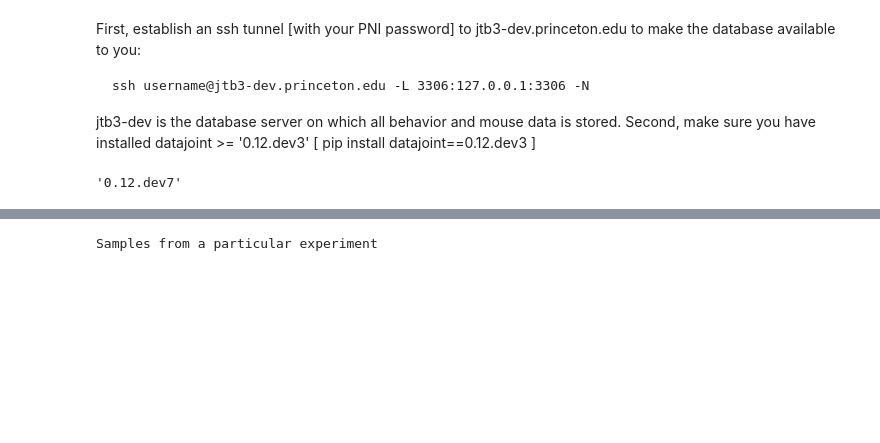
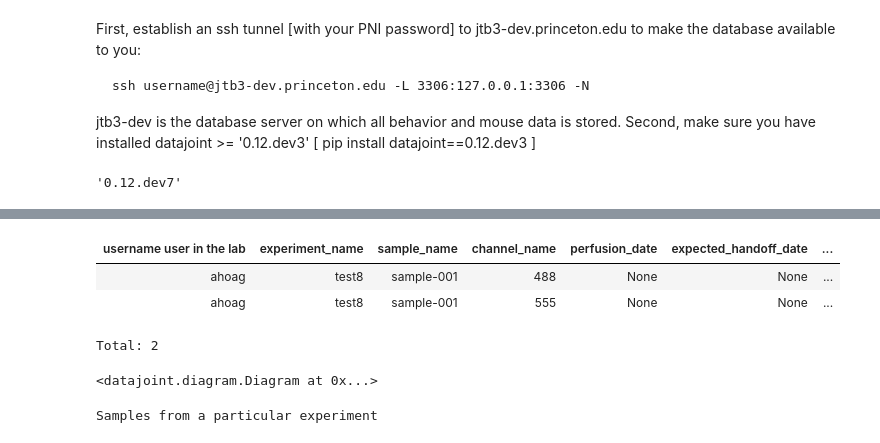
Before and after one commit to BrainCOGS/lightserv, a Jupyter notebook: notebooks/datajoint_sandbox.ipynb, the cells around one changed output, grey strips where cells are left out. Drawn from its saved outputs; the diff is of its cells as text; code cells hidden in the pictures; blank space fills up the shorter version.

```diff
--- a/notebooks/datajoint_sandbox.ipynb
+++ b/notebooks/datajoint_sandbox.ipynb
@@ -48,3 +63,14 @@ Total: 1
+# %%
+sample_contents * channel_contents
+# %% [output]
+| username user in the lab | experiment_name | sample_name | channel_name | perfusion_date | expected_handoff_date | ... |
+| ahoag | test8 | sample-001 | 488 | None | None | ... |
+| ahoag | test8 | sample-001 | 555 | None | None | ... |
+Total: 2
+# %%
+dj.ERD(schema)
+# %% [output]
+<datajoint.diagram.Diagram at 0x...>
 # %%
 schema.Sample.ImagingChannel()
 # %% [output]
```
Also changed, not shown: parts of 3 cells of this notebook, 4 other files.
